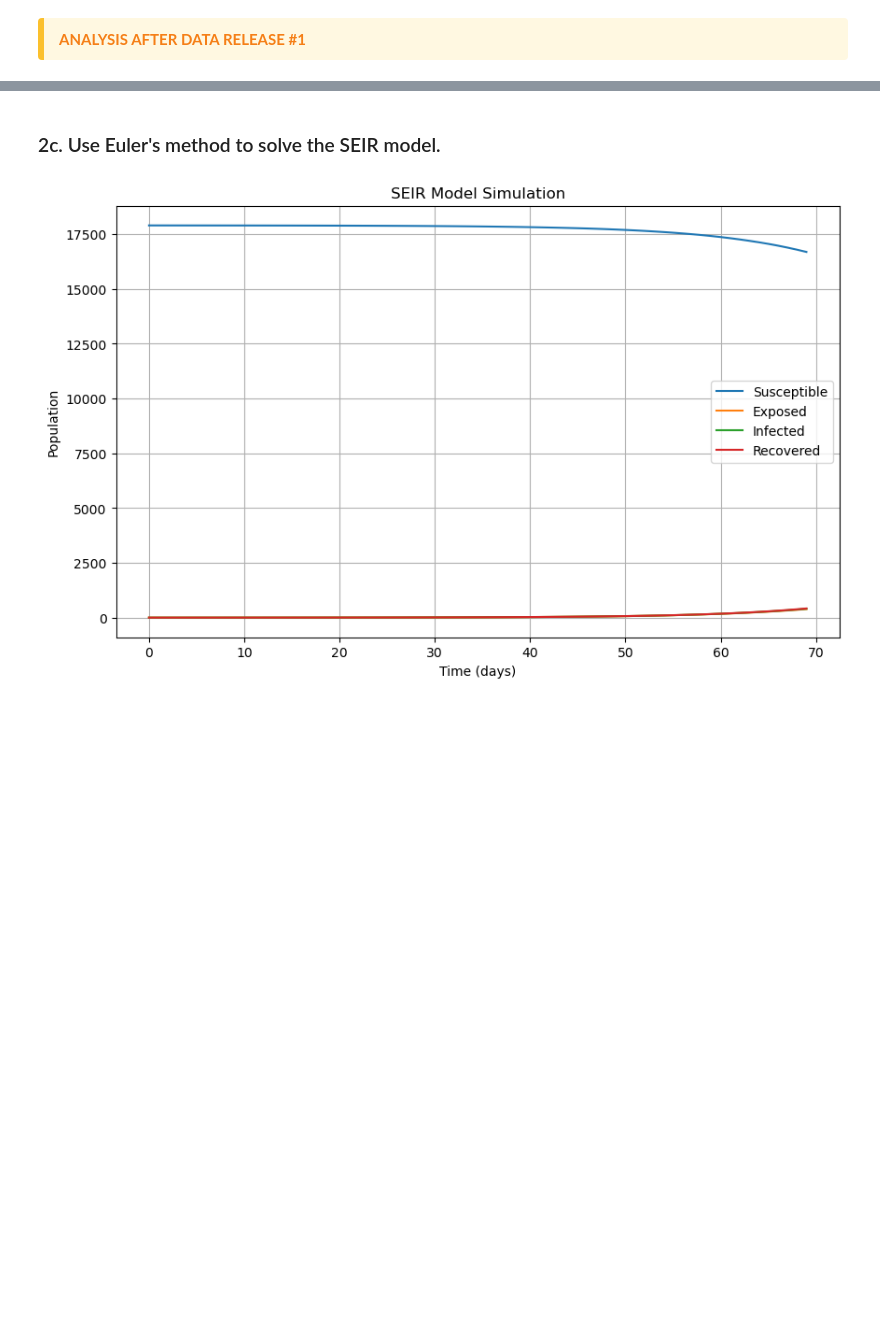
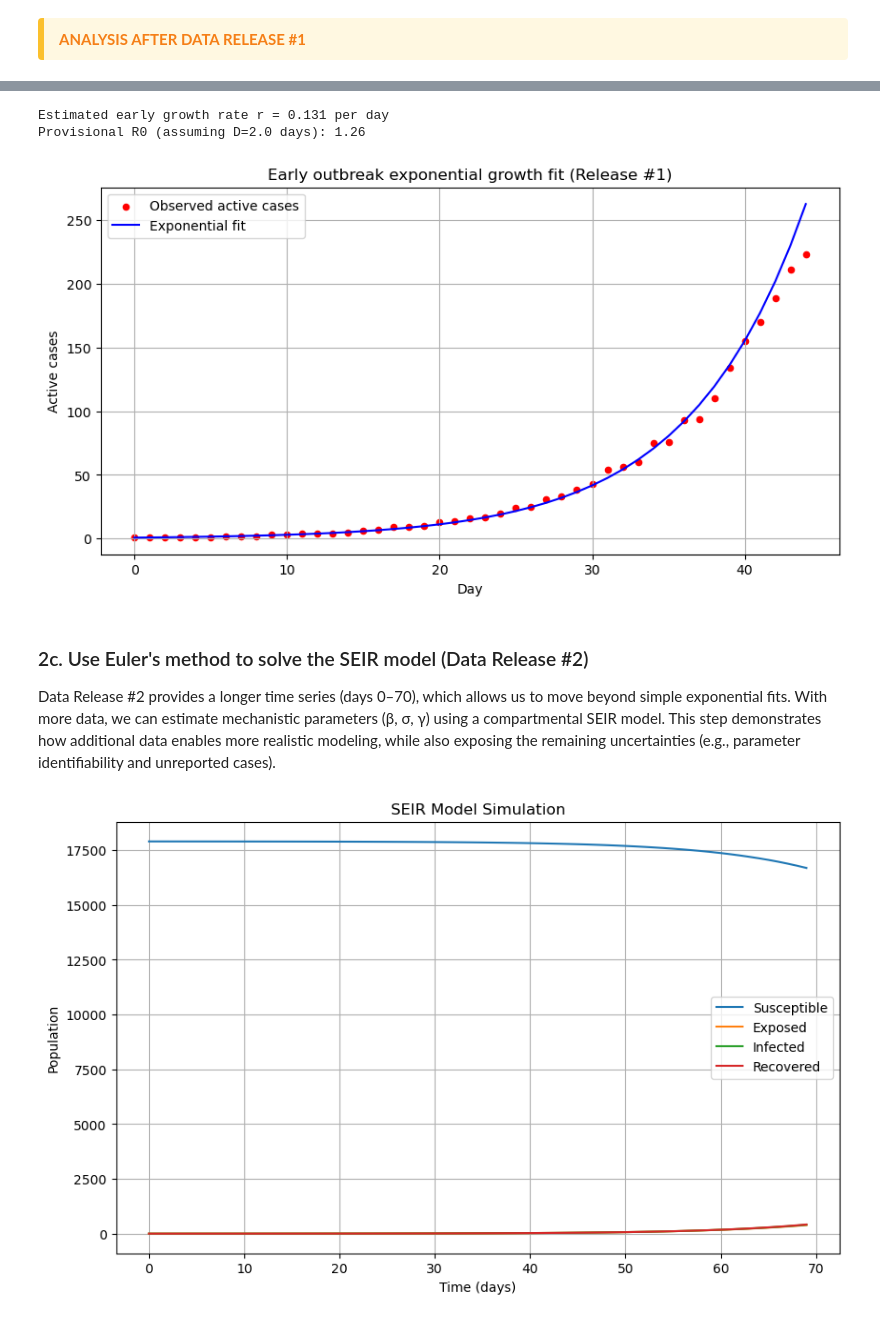
Before and after one commit to mjb5nk/Module-2-Epidemics-SIR-Modeling, a Jupyter notebook: Notebook examples/Template_student_final_notebook.ipynb, the cells around one changed output, grey strips where cells are left out. Cells and saved outputs as stored; diff of their text form; code cells hidden in the pictures; blank space fills up the shorter version.

Commit message:
adding details
being more descriptive in the methods and conclusions sections

```diff
--- a/Notebook examples/Template_student_final_notebook.ipynb
+++ b/Notebook examples/Template_student_final_notebook.ipynb
@@ -81,5 +98,52 @@ This code loads the mystery virus data from the first data release and plots the
+# %%
+import numpy as np
+import pandas as pd
+import matplotlib.pyplot as plt
+
+# Load Data Release #1 (early outbreak)
+df_r1 = pd.read_csv("../Data/mystery_virus_daily_active_counts_RELEASE#1.csv",
+                    parse_dates=["date"])
+
+# Use the first 45 days as in the rubric guidance
+r1_days = df_r1.loc[:44, :].copy()
+
+# Fit exponential growth: cases(t) = C0 * exp(r*t)
+# We use log(cases) with a small offset to avoid log(0)
+cases = r1_days["active reported daily cases"].values
+mask = cases > 0
+t = np.arange(len(cases))[mask]
+log_cases = np.log(cases[mask])
+
+# Linear regression to estimate growth rate r
+coeffs = np.polyfit(t, log_cases, 1)
+r_est = coeffs[0]
+C0_est = np.exp(coeffs[1])
+
+# Convert growth rate to R0 estimate assuming infectious period D=2 days
+D = 2.0
+R0_estimate = 1 + r_est * D
+
+print(f"Estimated early growth rate r = {r_est:.3f} per day")
+print(f"Provisional R0 (assuming D={D} days): {R0_estimate:.2f}")
+
+# Plot the raw data and exponential fit
+plt.figure(figsize=(10, 5))
+plt.scatter(t, cases[mask], label="Observed active cases", color="red", s=20)
+plt.plot(t, C0_est * np.exp(r_est * t), label="Exponential fit", color="blue")
+plt.xlabel("Day")
+plt.ylabel("Active cases")
+plt.title("Early outbreak exponential growth fit (Release #1)")
+plt.legend()
+plt.grid()
+plt.show()
+# %% [output]
+Estimated early growth rate r = 0.131 per day
+Provisional R0 (assuming D=2.0 days): 1.26
+[figure, added]
 # %% [markdown]
-### 2c. Use Euler's method to solve the SEIR model.
+### 2c. Use Euler's method to solve the SEIR model (Data Release #2)
+
+Data Release #2 provides a longer time series (days 0–70), which allows us to move beyond simple exponential fits. With more data, we can estimate mechanistic parameters (β, σ, γ) using a compartmental SEIR model. This step demonstrates how additional data enables more realistic modeling, while also exposing the remaining uncertainties (e.g., parameter identifiability and unreported cases).
 # %%
 import numpy as np
 import matplotlib.pyplot as plt
```
Also changed, not shown: parts of 11 cells of this notebook.
